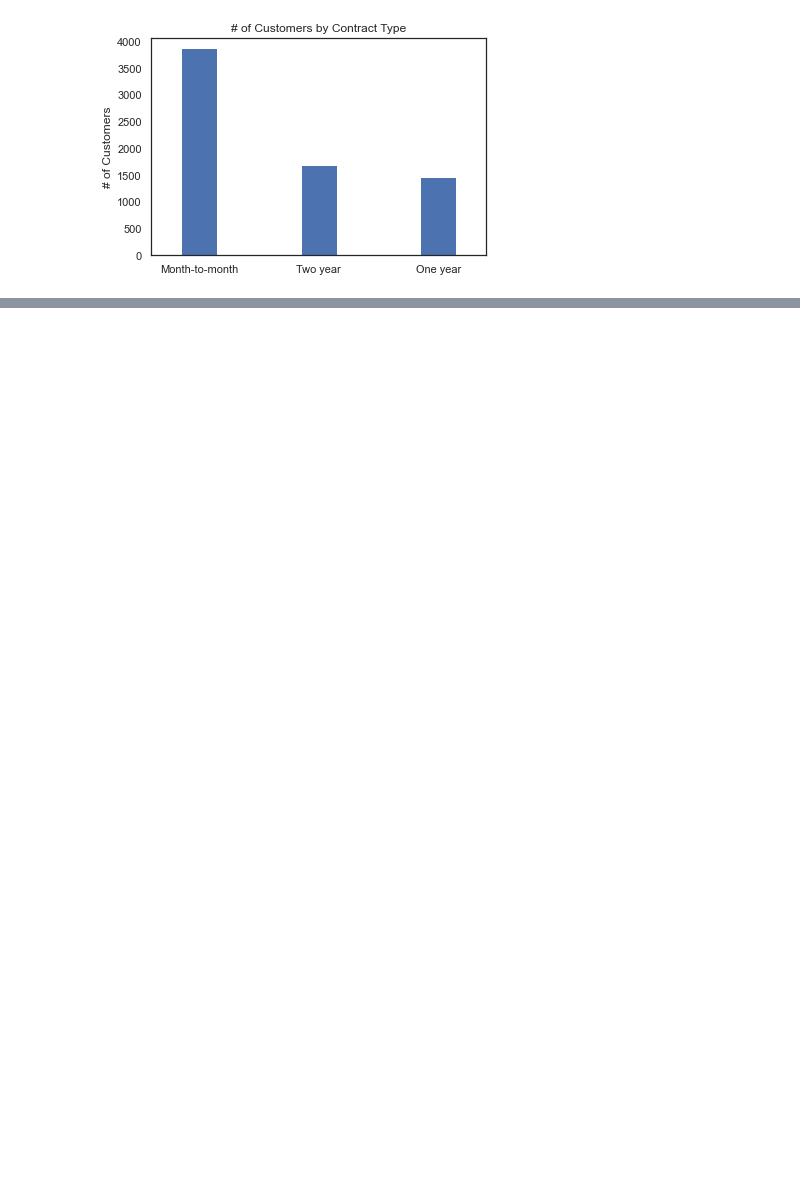
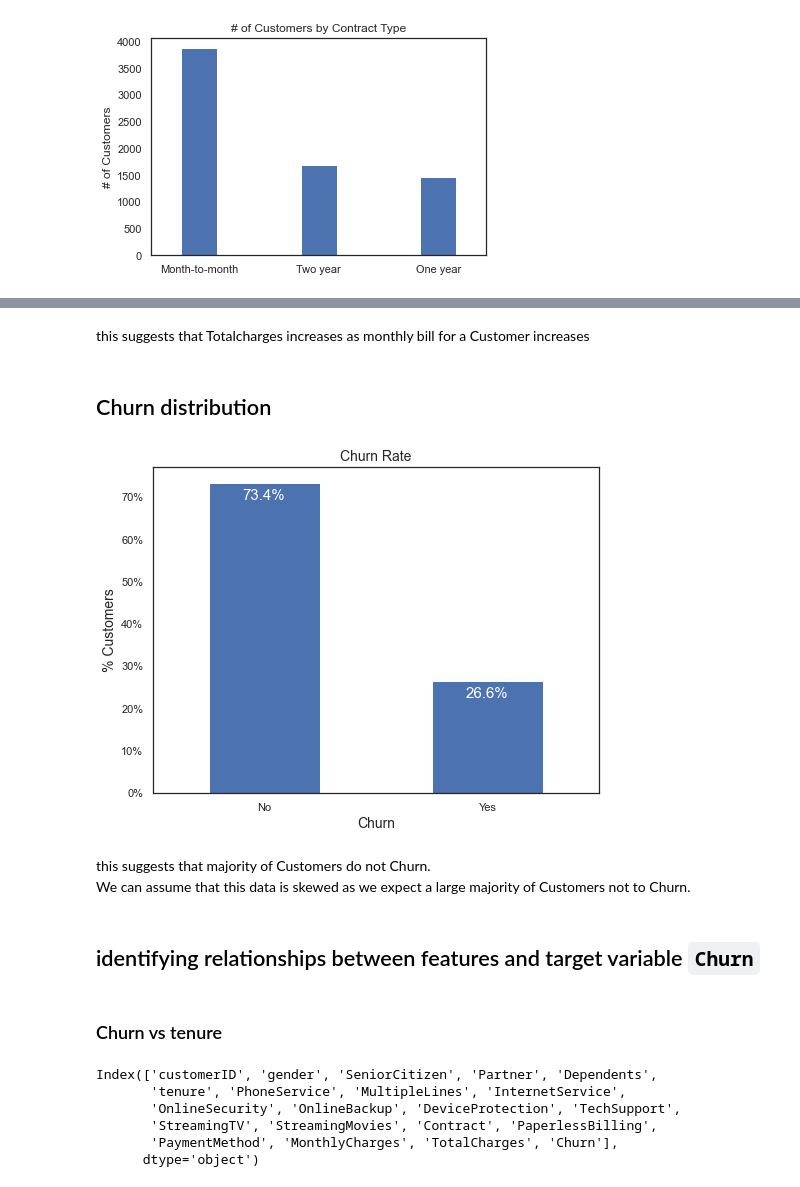
Before and after one commit to manikpurivibhu/Customer-Churn-Prediction, a Jupyter notebook: Customer-Churn-Prediction.ipynb, the cells around one changed output, grey strips where cells are left out. Drawn from its saved outputs; the diff is of its cells as text; code cells hidden in the pictures; blank space fills up the shorter version.

```diff
--- a/Customer-Churn-Prediction.ipynb
+++ b/Customer-Churn-Prediction.ipynb
@@ -295,0 +365,46 @@ plt.show()
+# %% [markdown]
+this suggests that Totalcharges increases as monthly bill for a Customer increases
+# %% [markdown]
+## Churn distribution
+# %%
+ax = (dataset['Churn'].value_counts()*100.0 /len(dataset)).plot(kind='bar', stacked = True,
+                                                                          rot = 0, figsize = (8,6))
+ax.yaxis.set_major_formatter(mtick.PercentFormatter())
+ax.set_ylabel('% Customers',size = 14)
+ax.set_xlabel('Churn',size = 14)
+ax.set_title('Churn Rate', size = 14)
+
+#add the data labels on the stacked bar chart:
+totals = []
+
+for i in ax.patches:
+    #append %age of Customers that does not/does Churn
+    totals.append(i.get_width())
+
+total = sum(totals)
+
+for i in ax.patches:
+    #mention %age distribution above the bar
+    distribution = str(round(i.get_height()/total, 1)) + '%'
+    ax.text(x = i.get_x()+.15, y = i.get_height()-4.0,
+            s = distribution, fontsize = 15, color = 'white')
+
+plt.show()
+# %% [output]
+[figure, added]
+# %% [markdown]
+this suggests that majority of Customers do not Churn.<br>
+We can assume that this data is skewed as we expect a large majority of Customers not to Churn.
+# %% [markdown]
+## identifying relationships between features and target variable `Churn`
+# %% [markdown]
+### Churn vs tenure
+# %%
+dataset.columns
+# %% [output]
+Index(['customerID', 'gender', 'SeniorCitizen', 'Partner', 'Dependents',
+       'tenure', 'PhoneService', 'MultipleLines', 'InternetService',
+       'OnlineSecurity', 'OnlineBackup', 'DeviceProtection', 'TechSupport',
+       'StreamingTV', 'StreamingMovies', 'Contract', 'PaperlessBilling',
+       'PaymentMethod', 'MonthlyCharges', 'TotalCharges', 'Churn'],
+      dtype='object')
```
Also changed, not shown: parts of 78 cells of this notebook, 2 other files.
